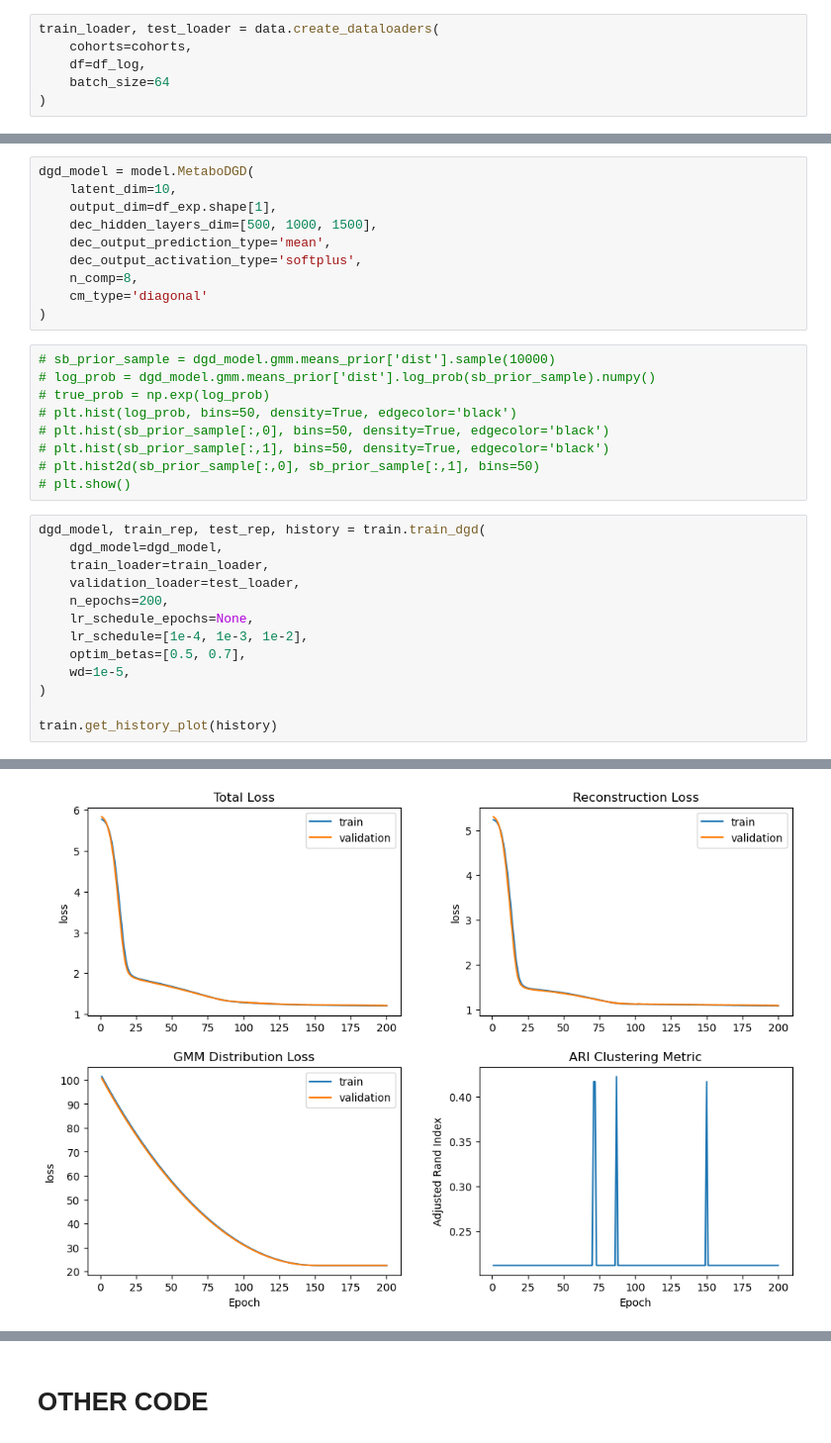
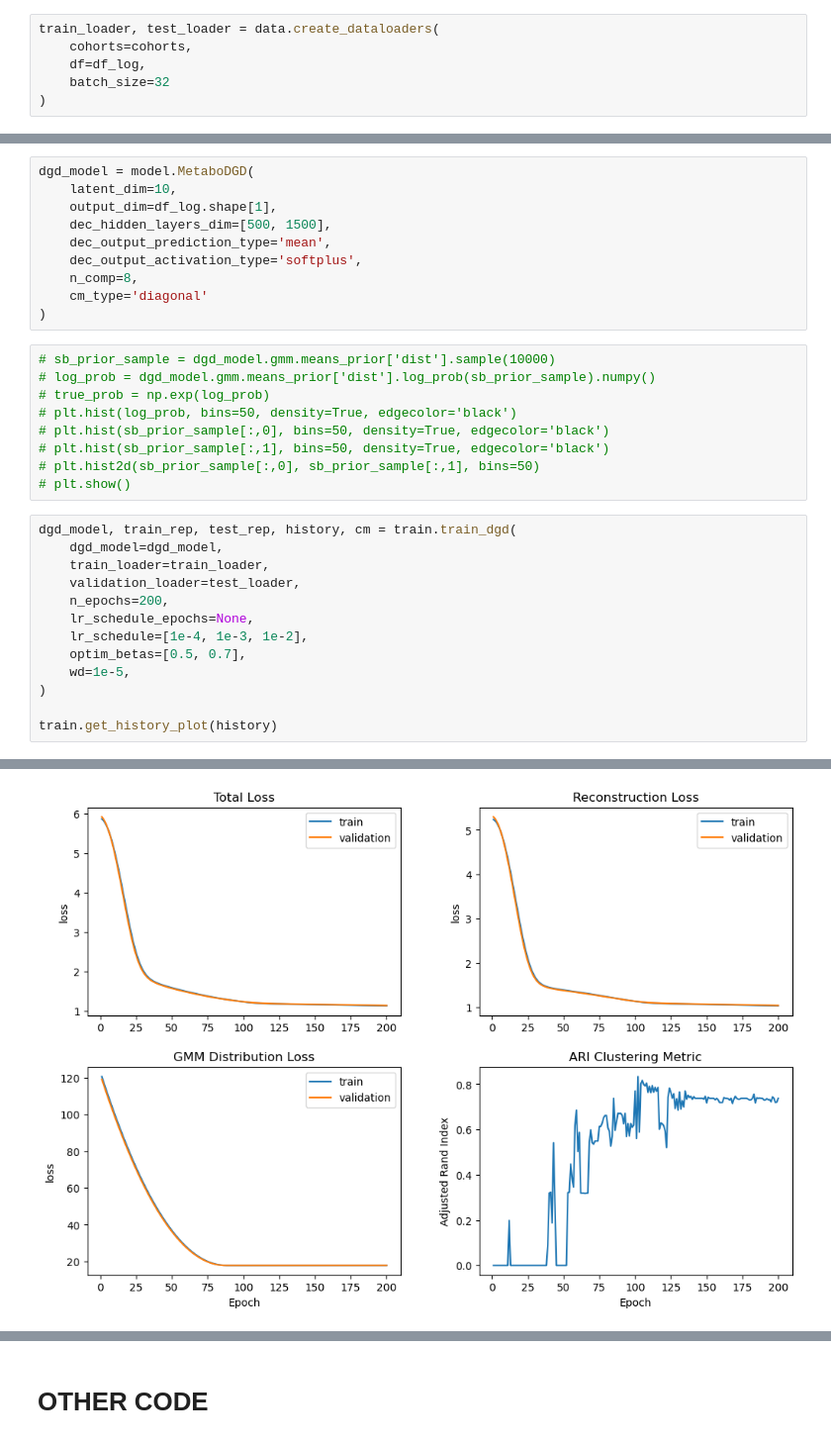
Before and after one commit to alfonsomiguelcruz/metabodgd, a Jupyter notebook: 02 - Training.ipynb, the cells around one changed output, grey strips where cells are left out. Shown: that part at 99% size. Drawn from its saved outputs; the diff is of its cells as text.

Commit message:
added plots and best params

```diff
--- a/02 - Training.ipynb
+++ b/02 - Training.ipynb
@@ -66,7 +67,7 @@ plot_counts = {}
 train_loader, test_loader = data.create_dataloaders(
     cohorts=cohorts,
     df=df_log,
-    batch_size=64
+    batch_size=32
 )
 # %% [output]
 BRCA1: 37
@@ -80,8 +81,8 @@ PRAD: 36
 # %%
 dgd_model = model.MetaboDGD(
     latent_dim=10,
-    output_dim=df_exp.shape[1],
-    dec_hidden_layers_dim=[500, 1000, 1500],
+    output_dim=df_log.shape[1],
+    dec_hidden_layers_dim=[500, 1500],
     dec_output_prediction_type='mean',
     dec_output_activation_type='softplus',
     n_comp=8,
@@ -97,7 +98,7 @@ dgd_model = model.MetaboDGD(
 # plt.hist2d(sb_prior_sample[:,0], sb_prior_sample[:,1], bins=50)
 # plt.show()
 # %%
-dgd_model, train_rep, test_rep, history = train.train_dgd(
+dgd_model, train_rep, test_rep, history, cm = train.train_dgd(
     dgd_model=dgd_model,
     train_loader=train_loader,
     validation_loader=test_loader,
@@ -130 +124 @@ tensor(False)
-[figure, old version]
+[figure, new version]
```
Also changed, not shown: parts of 12 cells of this notebook, 3 other files.
